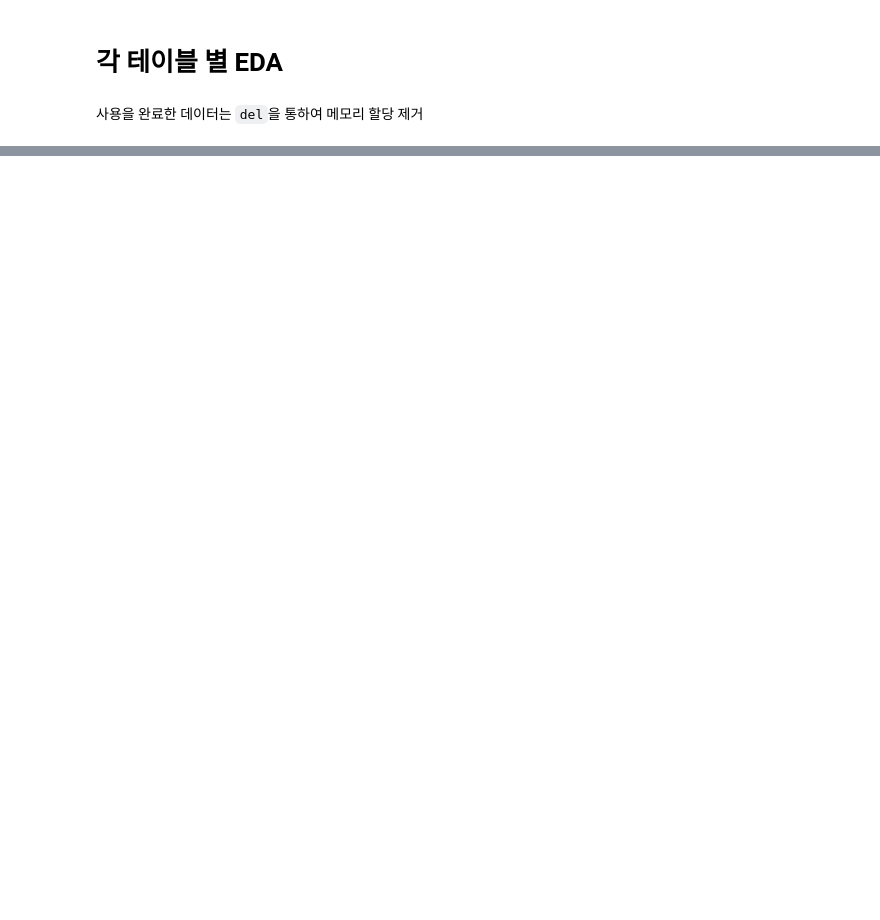
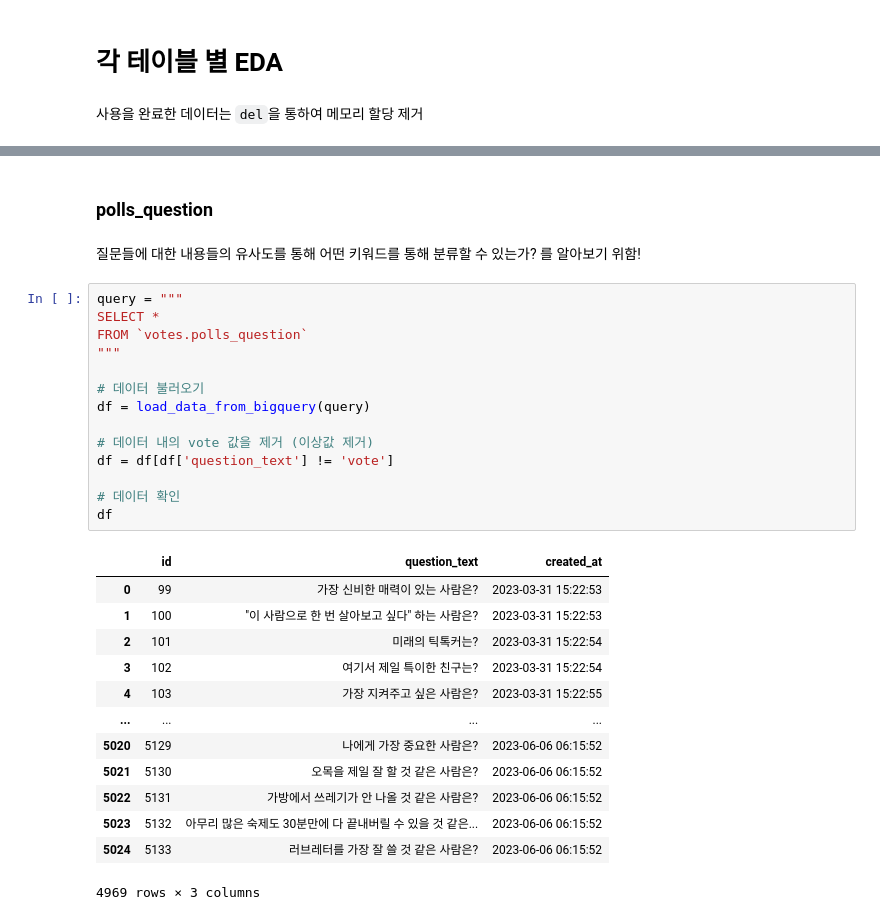
Before and after one commit to saeraniren/advanced_project, a Jupyter notebook: main.ipynb, the cells around one changed output, grey strips where cells are left out. Saved outputs shown, nothing was run; the diff lists cells and outputs as text; blank space fills up the shorter version.

```diff
--- a/main.ipynb
+++ b/main.ipynb
@@ -348,0 +526,32 @@ def load_tables(table:str, dataset):
+# %% [markdown]
+### polls_question
+# %% [markdown]
+질문들에 대한 내용들의 유사도를 통해 어떤 키워드를 통해 분류할 수 있는가? 를 알아보기 위함!
+# %%
+query = """
+SELECT *
+FROM `votes.polls_question`
+"""
+
+# 데이터 불러오기
+df = load_data_from_bigquery(query)
+
+# 데이터 내의 vote 값을 제거 (이상값 제거)
+df = df[df['question_text'] != 'vote']
+
+# 데이터 확인
+df
+# %% [output]
+|  | id | question_text | created_at |
+| 0 | 99 | 가장 신비한 매력이 있는 사람은? | 2023-03-31 15:22:53 |
+| 1 | 100 | "이 사람으로 한 번 살아보고 싶다" 하는 사람은? | 2023-03-31 15:22:53 |
+| 2 | 101 | 미래의 틱톡커는? | 2023-03-31 15:22:54 |
+| 3 | 102 | 여기서 제일 특이한 친구는? | 2023-03-31 15:22:54 |
+| 4 | 103 | 가장 지켜주고 싶은 사람은? | 2023-03-31 15:22:55 |
+| ... | ... | ... | ... |
+| 5020 | 5129 | 나에게 가장 중요한 사람은? | 2023-06-06 06:15:52 |
+| 5021 | 5130 | 오목을 제일 잘 할 것 같은 사람은? | 2023-06-06 06:15:52 |
+| 5022 | 5131 | 가방에서 쓰레기가 안 나올 것 같은 사람은? | 2023-06-06 06:15:52 |
+| 5023 | 5132 | 아무리 많은 숙제도 30분만에 다 끝내버릴 수 있을 것 같은... | 2023-06-06 06:15:52 |
+| 5024 | 5133 | 러브레터를 가장 잘 쓸 것 같은 사람은? | 2023-06-06 06:15:52 |
+4969 rows × 3 columns
```
Also changed, not shown: parts of 23 cells of this notebook, 1 other file.
